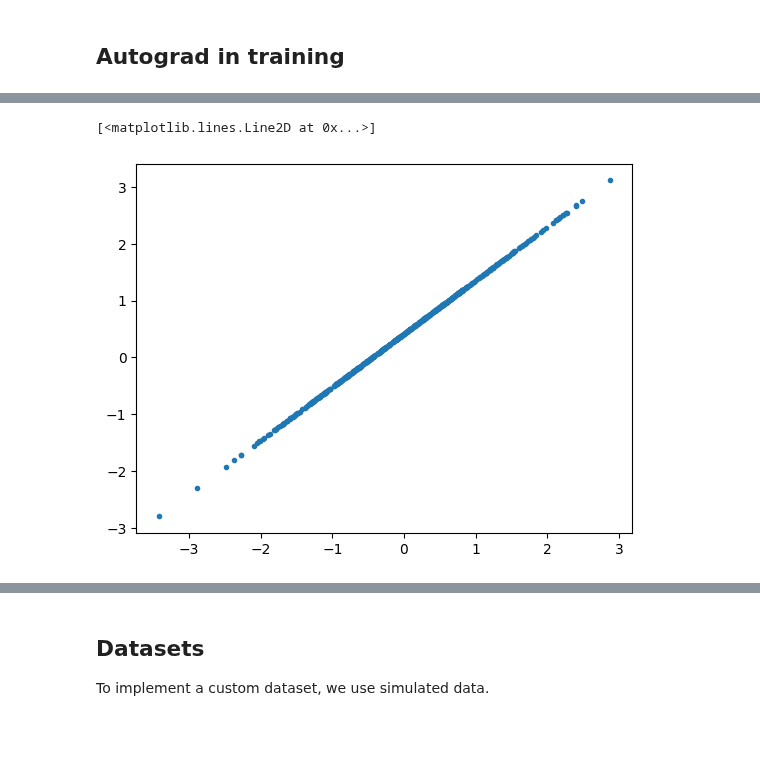
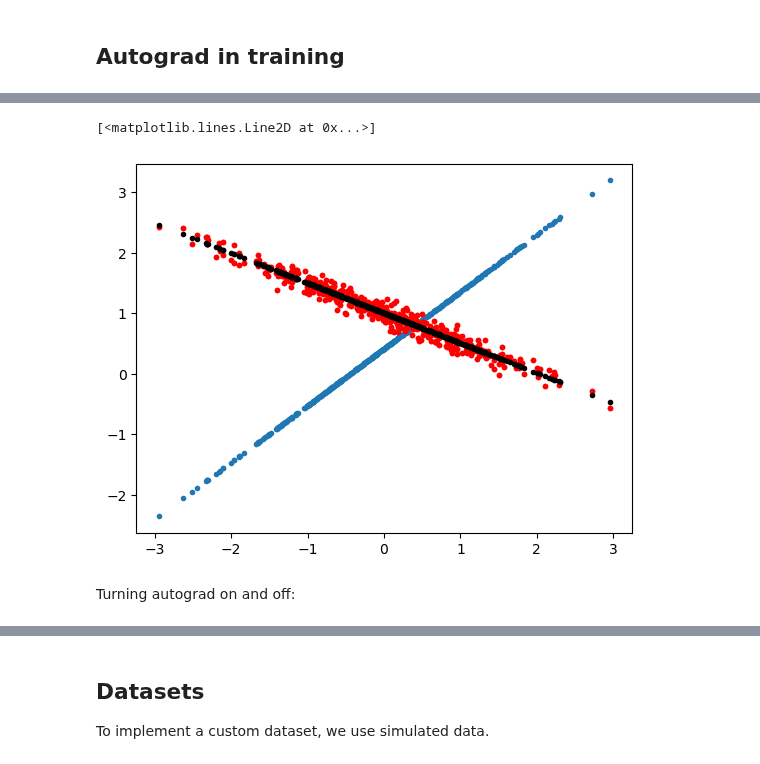
Before and after one commit to Lolillosky/PHD_CVA, a Jupyter notebook: Pytorch_learn/PytorchLessons.ipynb, the cells around one changed output, grey strips where cells are left out. Cells and saved outputs as stored; diff of their text form; code cells hidden in the pictures; blank space fills up the shorter version.

Commit message:
torch learn

```diff
--- a/Pytorch_learn/PytorchLessons.ipynb
+++ b/Pytorch_learn/PytorchLessons.ipynb
@@ -529,12 +503,0 @@ tensor([-0.0298], dtype=torch.float64, requires_grad=True)
-# %%
-torch.manual_seed(0)
-
-model = MyModel(1)
-
-prediction = model(x)
-
-
-plt.plot(x.numpy(), prediction.detach().numpy(), '.')
-# %% [output]
-[<matplotlib.lines.Line2D at 0x...>]
-[figure, removed]
@@ -542,0 +504,59 @@ optimizer = torch.optim.SGD(model.parameters(), lr=0.01)
+# %%
+num_poins = 500
+
+
+x = np.random.normal(0,1,num_poins)
+
+y = 1.0 - 0.5 * x + np.random.normal(0,0.1,num_poins)
+
+x = torch.tensor(x, dtype=torch.float64).reshape(-1,1)
+y = torch.tensor(y, dtype=torch.float64).reshape(-1,1)
+
+torch.manual_seed(0)
+
+model = MyModel(1)
+
+prediction = model(x)
+
+optimizer = torch.optim.SGD(model.parameters(), lr=0.01)
+
+model_init_weights = model.linearlayer.weight.detach().clone().numpy()
+
+loss = (prediction - y).pow(2).mean()
+
+
+loss_torch = torch.nn.MSELoss()(prediction, y)
+
+print('myloss:', loss.item())
+print('myloss_torch:', loss_torch.item())
+
+loss_torch.backward()
+
+print('Torch gradient',model.linearlayer.weight.grad)  # Gradient of the weights
+print('Manual computation of gradient',-2*x.T@(y-prediction)/num_poins)  # Manual computation of the gradient
+
+grad = model.linearlayer.weight.grad.numpy()
+
+optimizer.step()
+optimizer.zero_grad()
+
+print('Initial weights:', model_init_weights)
+print('Weights after one optimization step:', model.linearlayer.weight.detach().numpy())
+print('Manual update:', model_init_weights - 0.01 * grad)
+
+plt.plot(x.numpy(), prediction.detach().numpy(), '.')
+plt.plot(x.numpy(), y.numpy(), 'r.')
+
+for epoch in range(500):
+    prediction = model(x)
+    loss = torch.nn.MSELoss()(prediction, y)
+    optimizer.zero_grad()
+    loss.backward()
+    optimizer.step()
+    if epoch % 50 == 0:
+        print(f'Epoch {epoch}, Loss: {loss.item()}')
+
+
+plt.plot(x.numpy(), y.numpy(), 'r.')
+plt.plot(x.numpy(), prediction.detach().numpy(), 'k.')
+# %% [output]
@@ -542,0 +580,4 @@ optimizer = torch.optim.SGD(model.parameters(), lr=0.01)
+[<matplotlib.lines.Line2D at 0x...>]
+[figure, added]
+# %% [markdown]
+Turning autograd on and off:
```
Also changed, not shown: parts of 16 cells of this notebook.
